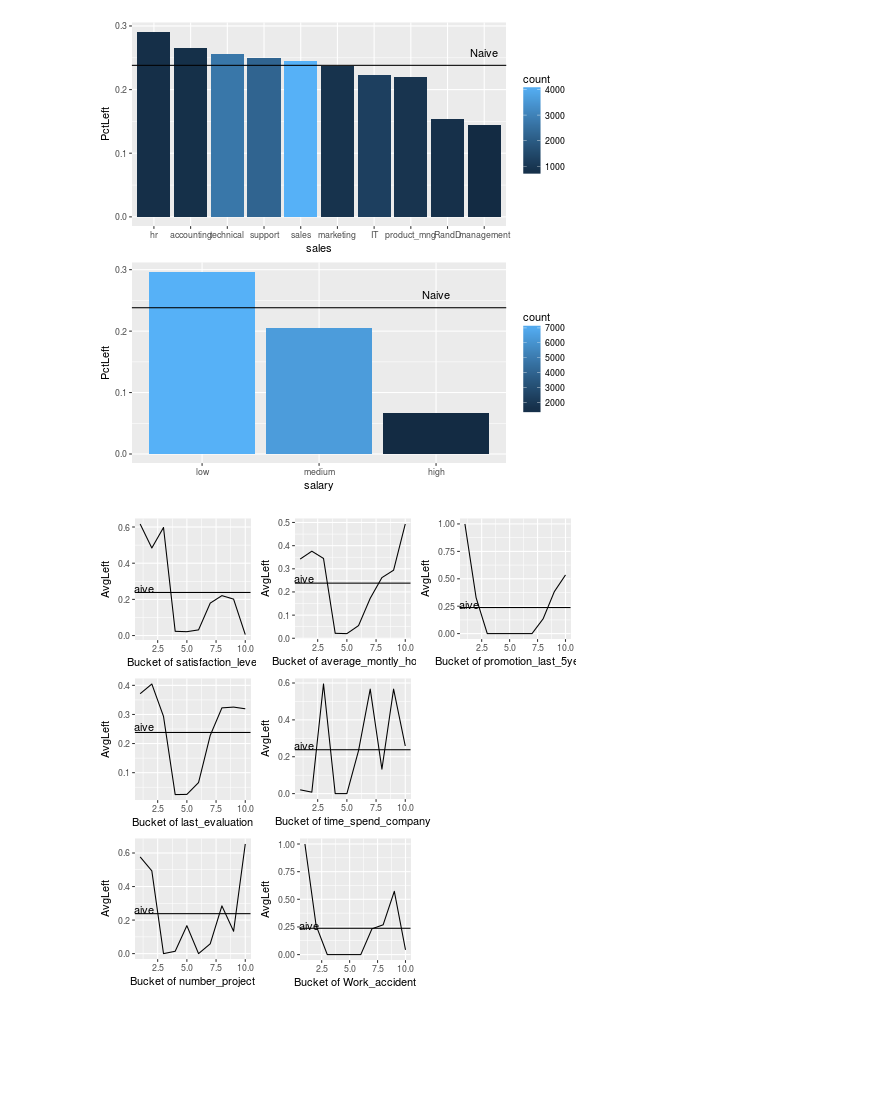
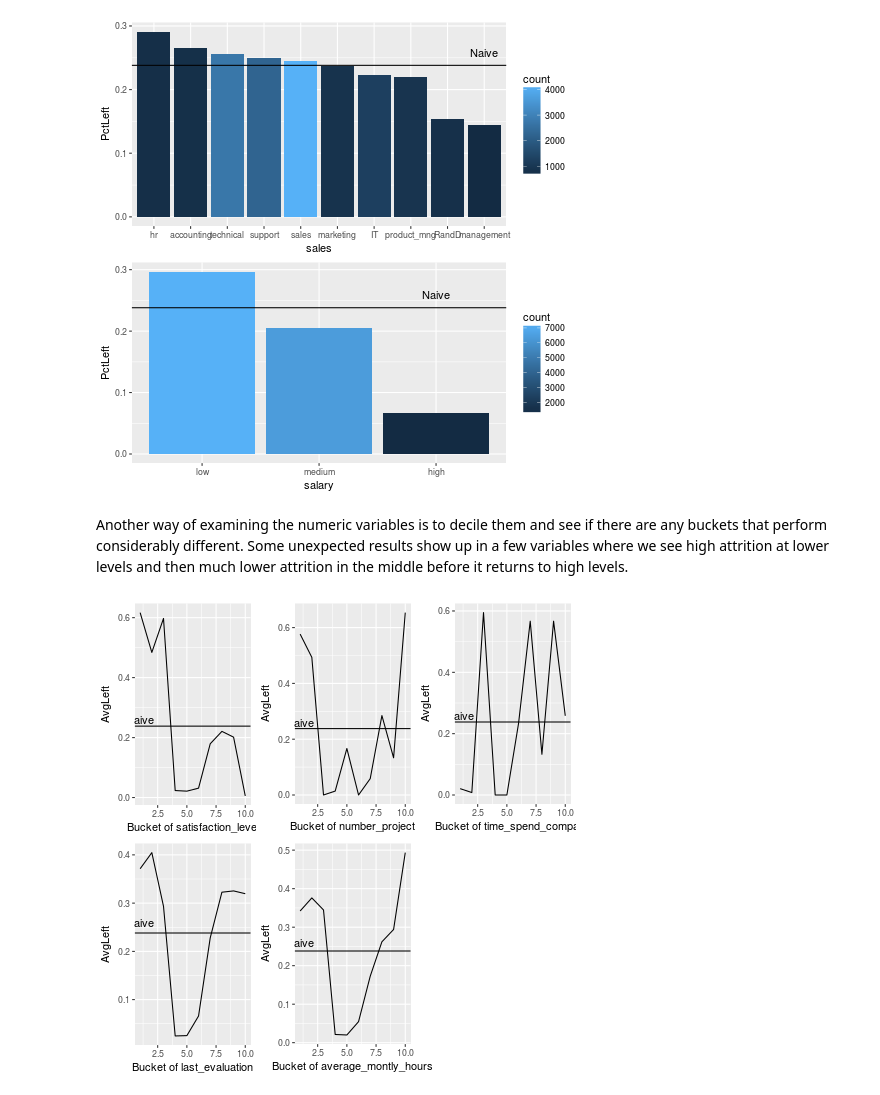
Before and after one commit to acorso522/kaggle_hr_analytics, a Jupyter notebook: hr_analytics.ipynb, the cells around one changed output. Saved outputs shown, nothing was run; the diff lists cells and outputs as text; code cells hidden in the pictures; blank space fills up the shorter version.

```diff
--- a/hr_analytics.ipynb
+++ b/hr_analytics.ipynb
@@ -210,26 +206,28 @@ b = hr_data %>%
 multiplot(a,b,cols=1)
 # %% [output]
 [figure]
+# %% [markdown]
+Another way of examining the numeric variables is to decile them and see if there are any buckets that perform considerably different. Some unexpected results show up in a few variables where we see high attrition at lower levels and then much lower attrition in the middle before it returns to high levels.
 # %%
 %%R -i hr_data
 
 hr_data_bkt = hr_data %>%
     mutate(left = as.character(left)) %>%
     mutate_if(is.numeric, funs(ntile(.,n=10))) %>%
     mutate(left = as.numeric(left))
 
 plots <- list()
-for (i in setdiff(names(hr_data), c('left','sales', 'salary'))) {
+for (i in setdiff(names(hr_data), c('left','sales', 'salary', 'promotion_last_5years', 'Work_accident'))) {
     p1 = hr_data_bkt %>%
         group_by_(.dots=list(i)) %>%
         summarize(AvgLeft = mean(left)) %>%
         ggplot(aes_string(x = i, y = 'AvgLeft')) +
             geom_line() +
             geom_hline(yintercept = mean(hr_data$left)) +
             annotate("text", 1, mean(hr_data$left) + 0.02, label = "Naive") +
             xlab(paste0("Bucket of ", i))
     plots[[i]] <- p1  # add each plot into plot list
 }
 multiplot(plotlist = plots, cols = 3)
 # %% [output]
-[figure, old version]
+[figure, new version]
```
Also changed, not shown: parts of 66 cells of this notebook, 1 other file.
